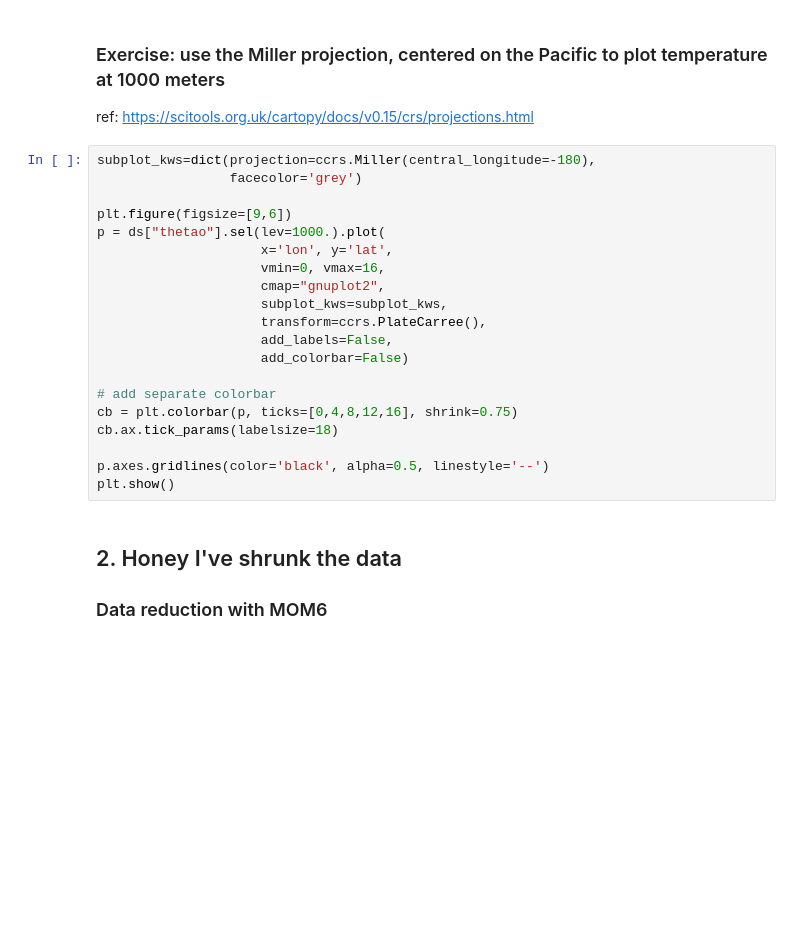
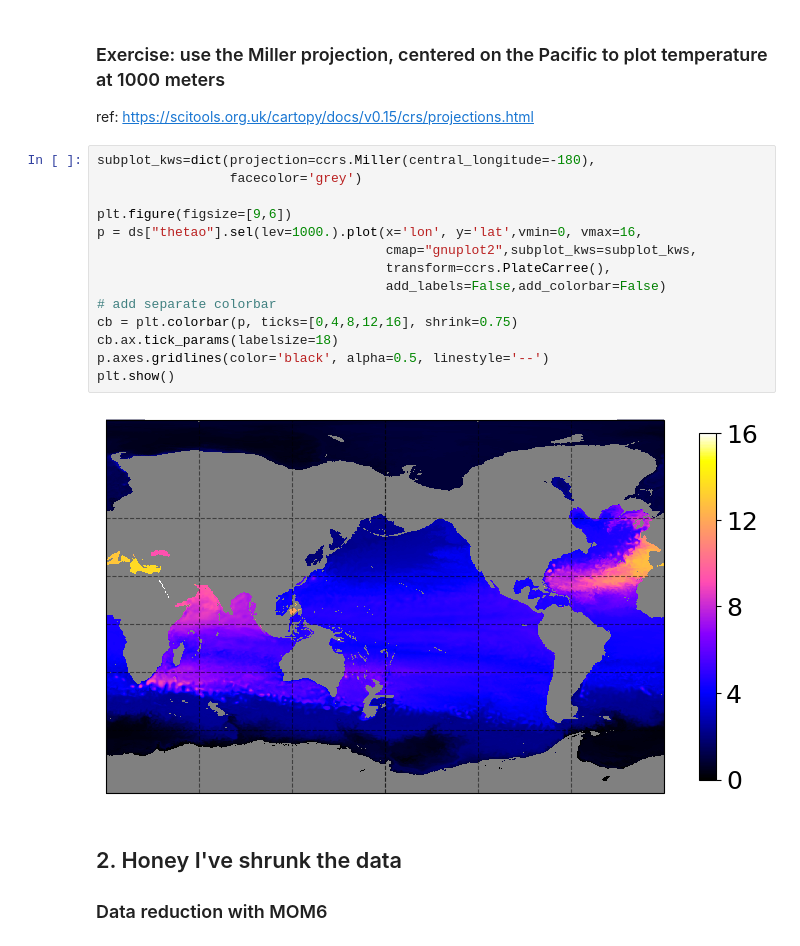
Before and after one commit to raphaeldussin/MOM6_tutorial_analysis, a Jupyter notebook: solutions/CM4_example.ipynb, the cells around one changed output. Drawn from its saved outputs; the diff is of its cells as text; blank space fills up the shorter version.

```diff
--- a/solutions/CM4_example.ipynb
+++ b/solutions/CM4_example.ipynb
@@ -100,23 +112,19 @@ ref: https://scitools.org.uk/cartopy/docs/v0.15/crs/projections.html
 # %%
 subplot_kws=dict(projection=ccrs.Miller(central_longitude=-180),
                  facecolor='grey')
 
 plt.figure(figsize=[9,6])
-p = ds["thetao"].sel(lev=1000.).plot(
-                     x='lon', y='lat',
-                     vmin=0, vmax=16,
-                     cmap="gnuplot2",
-                     subplot_kws=subplot_kws,
-                     transform=ccrs.PlateCarree(),
-                     add_labels=False,
-                     add_colorbar=False)
-
+p = ds["thetao"].sel(lev=1000.).plot(x='lon', y='lat',vmin=0, vmax=16,
+                                     cmap="gnuplot2",subplot_kws=subplot_kws,
+                                     transform=ccrs.PlateCarree(),
+                                     add_labels=False,add_colorbar=False)
 # add separate colorbar
 cb = plt.colorbar(p, ticks=[0,4,8,12,16], shrink=0.75)
 cb.ax.tick_params(labelsize=18)
-
 p.axes.gridlines(color='black', alpha=0.5, linestyle='--')
 plt.show()
+# %% [output]
+[figure, added]
 # %% [markdown]
 ## 2. Honey I've shrunk the data
 
```
Also changed, not shown: parts of 33 cells of this notebook, 1 other file.
